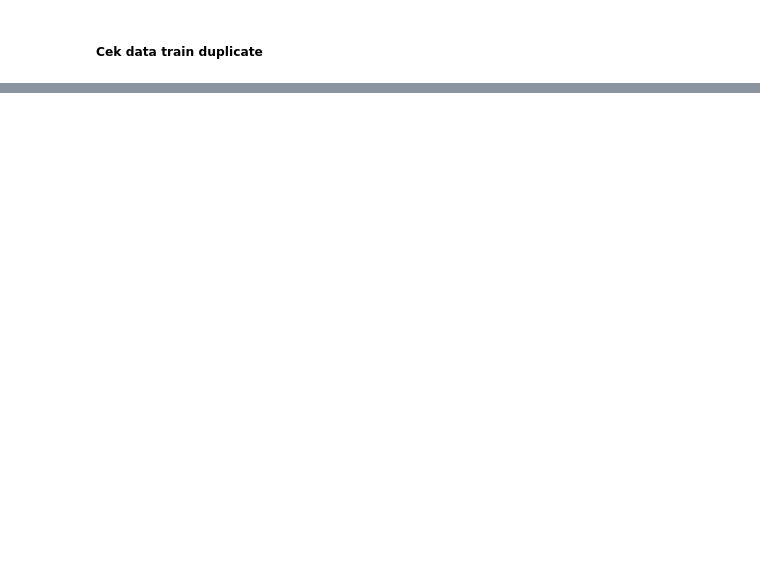
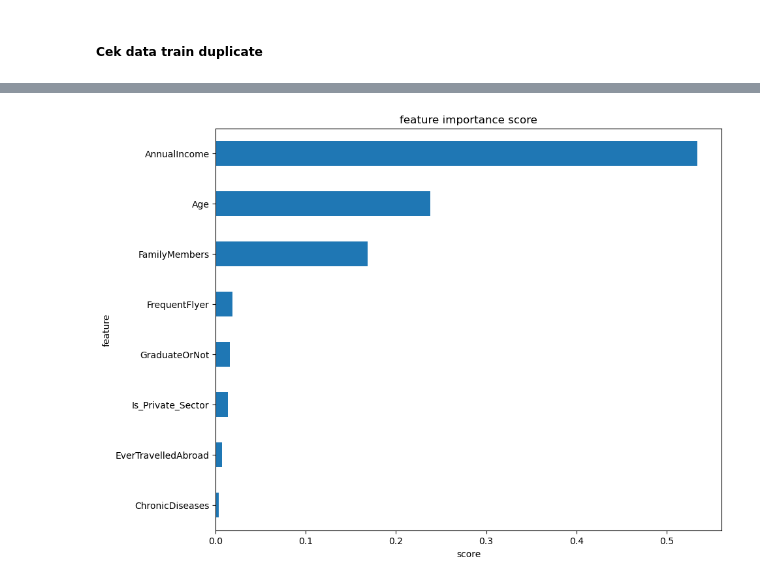
Before and after one commit to gbriansatria/Final-Project-Raka-MAX, a Jupyter notebook: Final Project Raka-Max.ipynb, the cells around one changed output, grey strips where cells are left out. Cells and saved outputs as stored; diff of their text form; code cells hidden in the pictures; blank space fills up the shorter version.

Commit message:
Update Final Project Raka-Max.ipynb
Update Stage 3 Modeling & Feature Importance

```diff
--- a/Final Project Raka-Max.ipynb
+++ b/Final Project Raka-Max.ipynb
@@ -363,0 +459,6 @@ X_train.duplicated().sum()
+# %%
+# decision tree
+from sklearn.tree import DecisionTreeClassifier # import decision tree dari sklearn
+dt = DecisionTreeClassifier() # inisiasi object dengan nama dt
+dt.fit(X_train, y_train) # fit model decision tree dari data train
+eval_classification(dt)
@@ -363,0 +483,6 @@ X_train.duplicated().sum()
+# %%
+from sklearn.ensemble import RandomForestClassifier
+
+rf = RandomForestClassifier(random_state=42)
+rf.fit(X_train, y_train)
+eval_classification(rf)
@@ -363,0 +507,5 @@ X_train.duplicated().sum()
+# %%
+from sklearn.ensemble import AdaBoostClassifier
+clf = AdaBoostClassifier()
+clf.fit(X_train, y_train)
+eval_classification(clf)
@@ -363,0 +530,17 @@ X_train.duplicated().sum()
+# %%
+from sklearn.model_selection import RandomizedSearchCV
+import numpy as np
+
+# List of hyperparameter
+hyperparameters = dict(n_estimators = [1641], # Jumlah iterasi
+                       learning_rate = [0.09204020100502513],
+                       algorithm = ['SAMME.R'],
+                      )
+
+# Init model
+ab = AdaBoostClassifier(random_state=42)
+ab_tuned = RandomizedSearchCV(ab, hyperparameters, cv=5, scoring='recall')
+ab_tuned.fit(X_train,y_train)
+
+# Predict & Evaluation
+eval_classification(ab_tuned)
@@ -363,0 +593,4 @@ X_train.duplicated().sum()
+# %%
+show_feature_importance(ab_tuned.best_estimator_)
+# %% [output]
+[figure, added]
```
Also changed, not shown: parts of 16 cells of this notebook.
